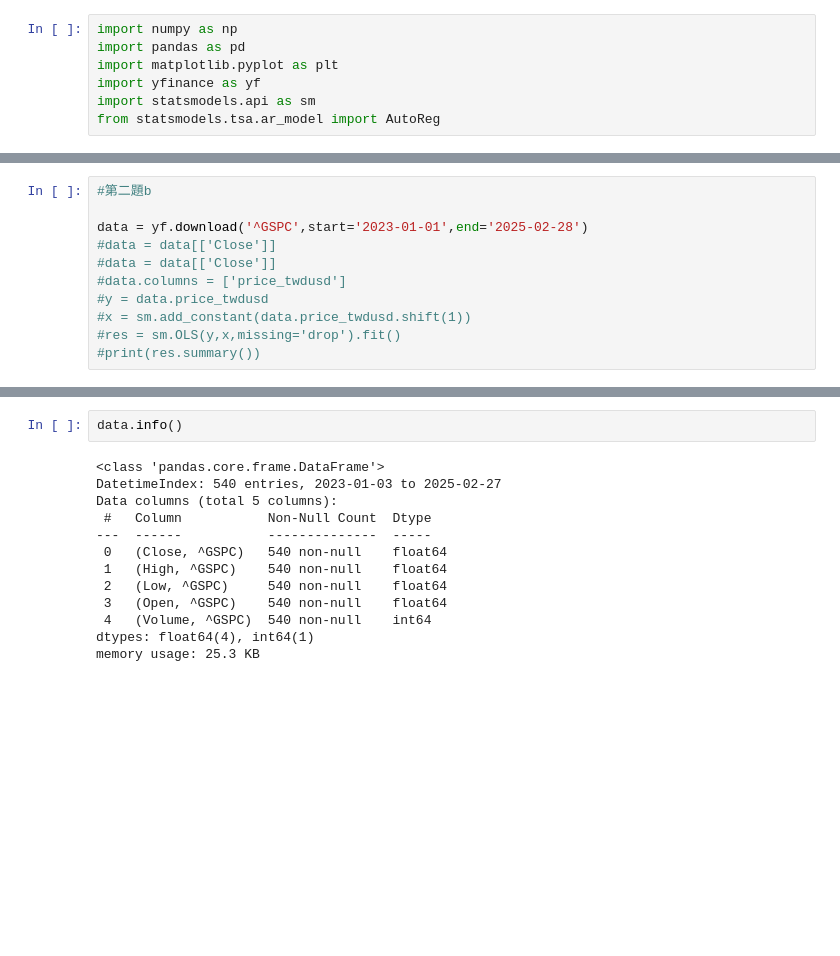
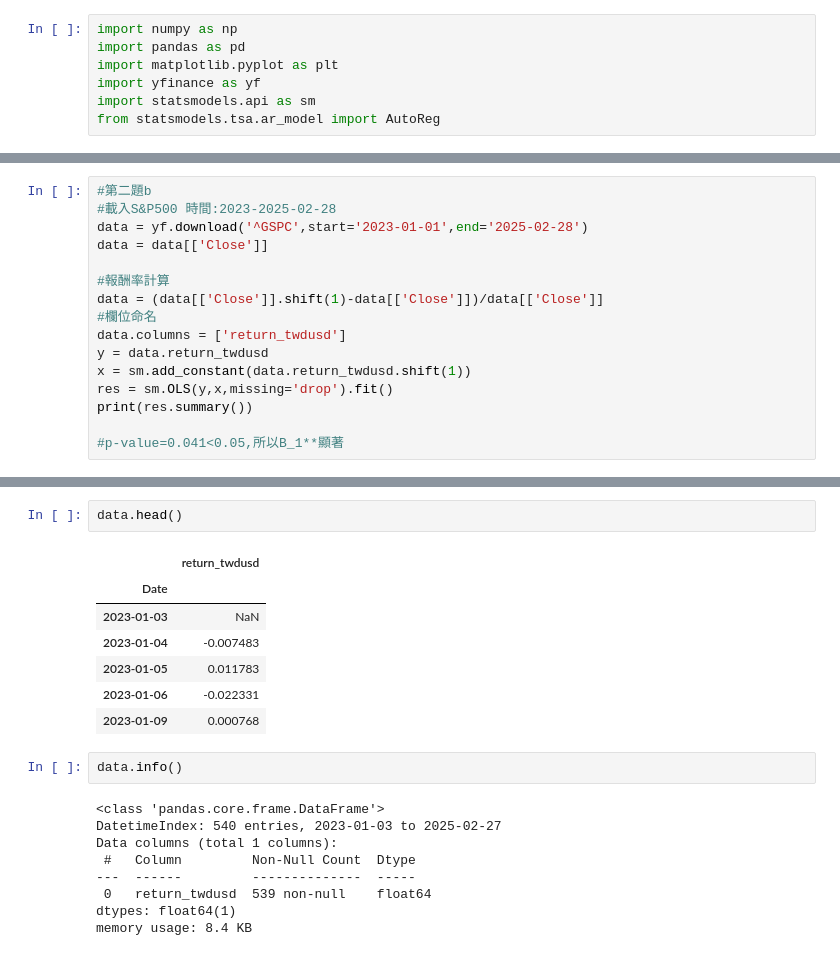
Before and after one commit to HackerJacky/TimeSeriesColab, a Jupyter notebook: HW02.ipynb, the cells around one changed output, grey strips where cells are left out. Drawn from its saved outputs; the diff is of its cells as text; blank space fills up the shorter version.

```diff
--- a/HW02.ipynb
+++ b/HW02.ipynb
@@ -66,14 +96,19 @@ Notes:
 strong multicollinearity or other numerical problems.
 # %%
 #第二題b
+#載入S&P500 時間:2023-2025-02-28
+data = yf.download('^GSPC',start='2023-01-01',end='2025-02-28')
+data = data[['Close']]
 
-data = yf.download('^GSPC',start='2023-01-01',end='2025-02-28')
-#data = data[['Close']]
-#data = data[['Close']]
-#data.columns = ['price_twdusd']
-#y = data.price_twdusd
-#x = sm.add_constant(data.price_twdusd.shift(1))
-#res = sm.OLS(y,x,missing='drop').fit()
-#print(res.summary())
+#報酬率計算
+data = (data[['Close']].shift(1)-data[['Close']])/data[['Close']]
+#欄位命名
+data.columns = ['return_twdusd']
+y = data.return_twdusd
+x = sm.add_constant(data.return_twdusd.shift(1))
+res = sm.OLS(y,x,missing='drop').fit()
+print(res.summary())
+
+#p-value=0.041<0.05,所以B_1**顯著
 # %% [output]
 [*********************100%***********************]  1 of 1 completed
@@ -80,15 +132,21 @@ data = yf.download('^GSPC',start='2023-01-01',end='2025-02-28')
+# %%
+data.head()
+# %% [output]
+|  | return_twdusd |
+| Date |  |
+| 2023-01-03 | NaN |
+| 2023-01-04 | -0.007483 |
+| 2023-01-05 | 0.011783 |
+| 2023-01-06 | -0.022331 |
+| 2023-01-09 | 0.000768 |
 # %%
 data.info()
 # %% [output]
 <class 'pandas.core.frame.DataFrame'>
 DatetimeIndex: 540 entries, 2023-01-03 to 2025-02-27
-Data columns (total 5 columns):
- #   Column           Non-Null Count  Dtype
----  ------           --------------  -----
- 0   (Close, ^GSPC)   540 non-null    float64
- 1   (High, ^GSPC)    540 non-null    float64
- 2   (Low, ^GSPC)     540 non-null    float64
- 3   (Open, ^GSPC)    540 non-null    float64
- 4   (Volume, ^GSPC)  540 non-null    int64
-dtypes: float64(4), int64(1)
-memory usage: 25.3 KB
+Data columns (total 1 columns):
+ #   Column         Non-Null Count  Dtype
+---  ------         --------------  -----
+ 0   return_twdusd  539 non-null    float64
+dtypes: float64(1)
+memory usage: 8.4 KB
```
Also changed, not shown: parts of 6 cells of this notebook.
